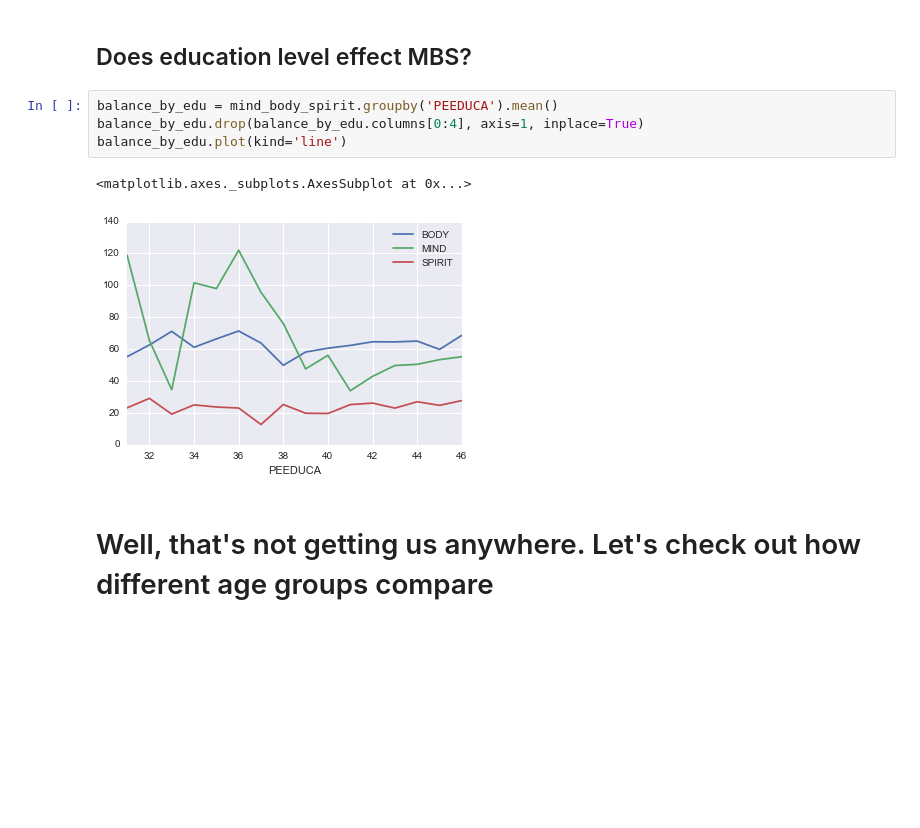
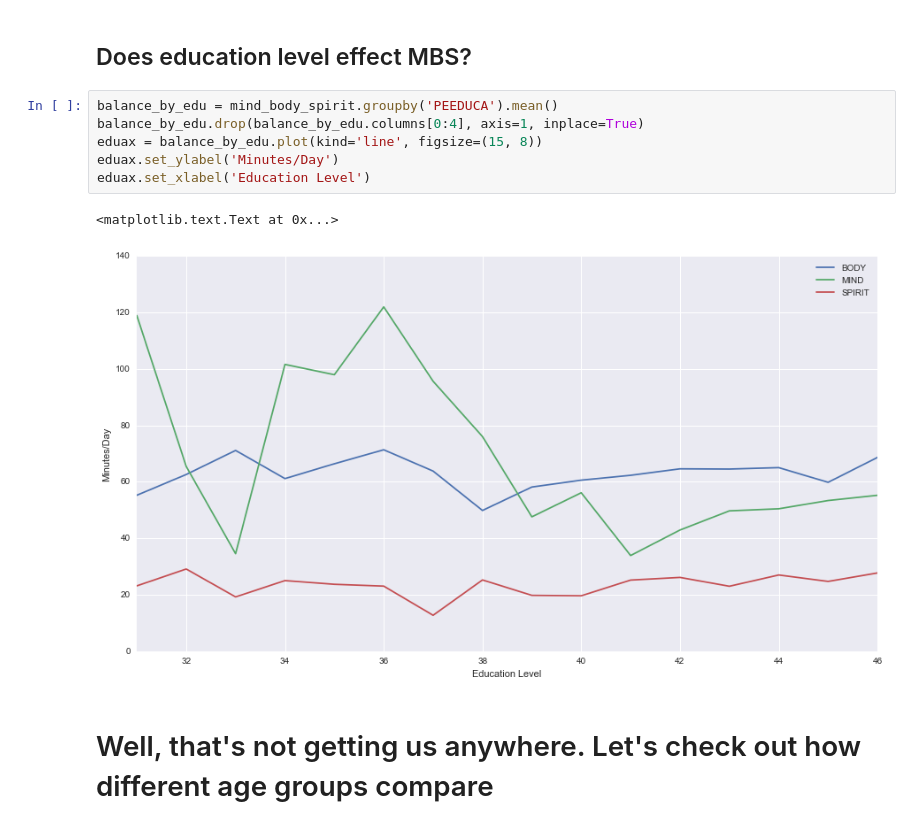
Before and after one commit to CameronBoudreau/atus-analysis, a Jupyter notebook: Scratch.ipynb, the cells around one changed output. Saved outputs shown, nothing was run; the diff lists cells and outputs as text; blank space fills up the shorter version.

```diff
--- a/Scratch.ipynb
+++ b/Scratch.ipynb
@@ -283,10 +280,12 @@ female.plot(title='Female M/B/S balance by age', figsize=(15,8), style=['-','-',
 # %%
 balance_by_edu = mind_body_spirit.groupby('PEEDUCA').mean()
 balance_by_edu.drop(balance_by_edu.columns[0:4], axis=1, inplace=True)
-balance_by_edu.plot(kind='line')
+eduax = balance_by_edu.plot(kind='line', figsize=(15, 8))
+eduax.set_ylabel('Minutes/Day')
+eduax.set_xlabel('Education Level')
 # %% [output]
-<matplotlib.axes._subplots.AxesSubplot at 0x...>
+<matplotlib.text.Text at 0x...>
-[figure, old version]
+[figure, new version]
 # %% [markdown]
 # Well, that's not getting us anywhere. Let's check out how different age groups compare
 # %%
```
Also changed, not shown: parts of 8 cells of this notebook, 1 other file.
